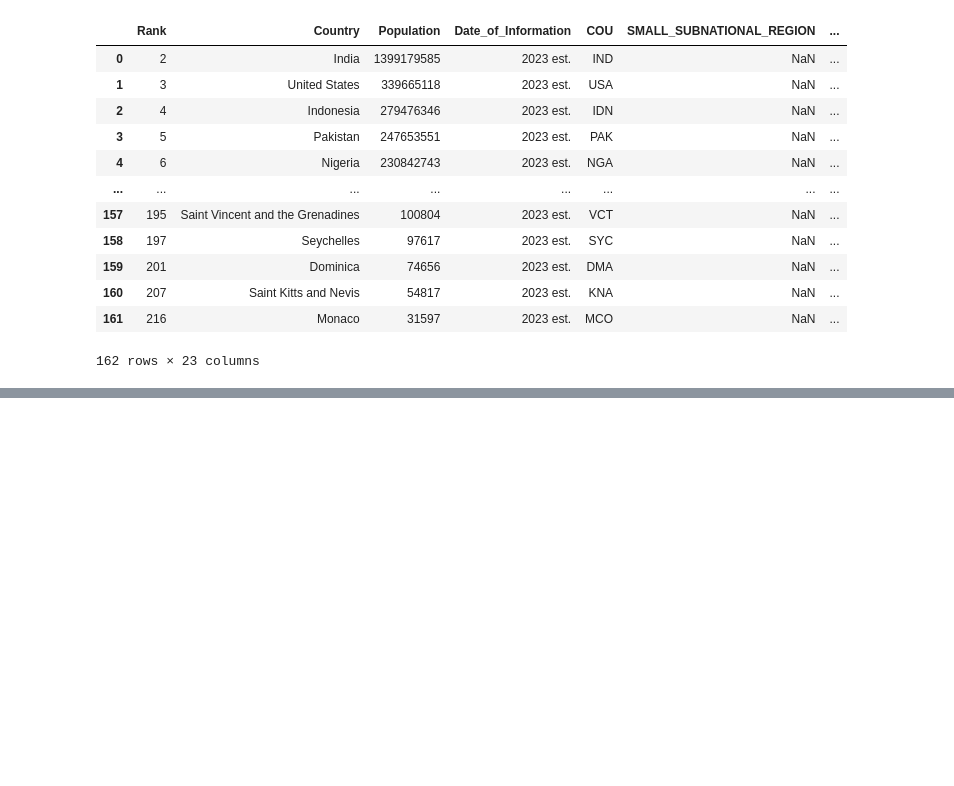
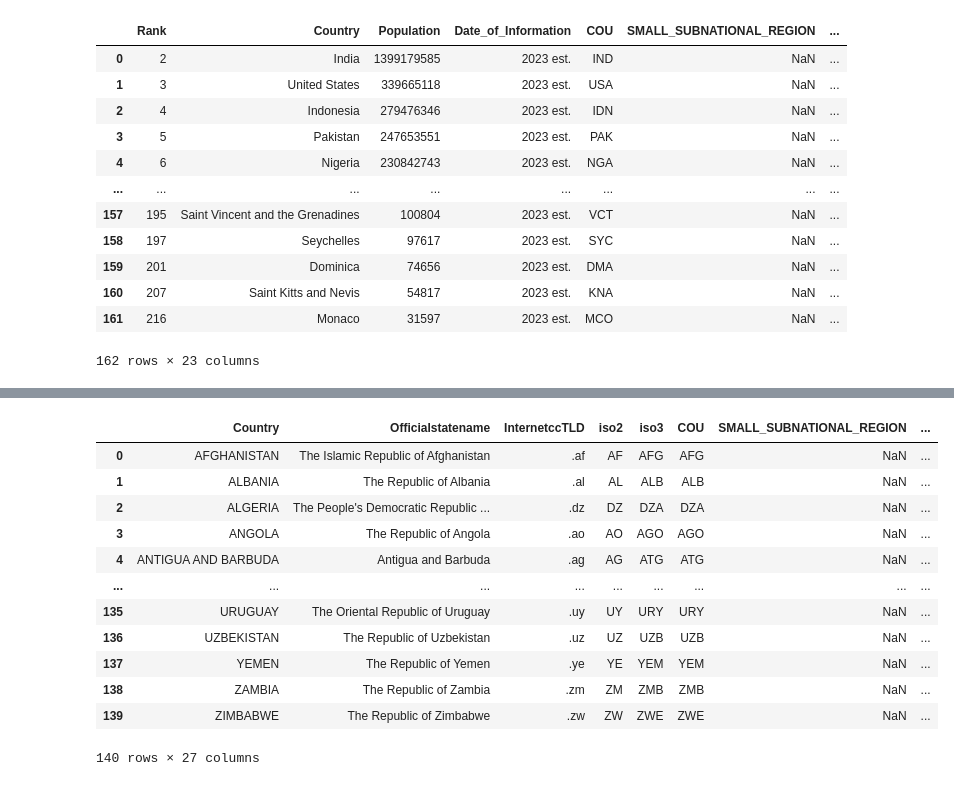
Before and after one commit to SpatialDataScience23-2/Evaluacion1, a Jupyter notebook: Evaluación1_20215893.ipynb, the cells around one changed output, grey strips where cells are left out. Cells and saved outputs as stored; diff of their text form; code cells hidden in the pictures; blank space fills up the shorter version.

```diff
--- a/Evaluación1_20215893.ipynb
+++ b/Evaluación1_20215893.ipynb
@@ -197,0 +492,3 @@ df2
+# %%
+# make changes
+df1.Country.replace(to_replace=changesDf1_1,inplace=True)
@@ -197,0 +534,2 @@ df2
+# %%
+df1.Country.replace(to_replace=changesPm25_2,inplace=True)
@@ -197,0 +571,3 @@ df2
+# %%
+df2=df1.merge(h2O, left_on='Country', right_on= 'Entity', how='inner')
+df2
@@ -197,0 +588,4 @@ df2
+# %%
+import os
+country_isos=pd.read_excel(os.path.join("data","country_isos.xlsx"))
+country_isos
@@ -197,0 +606,17 @@ df2
+# %%
+df2.Country=df2.Country.str.upper()
+country_isos.merge(df2, left_on='Country',right_on='Country')
+# %% [output]
+|  | Country | Officialstatename | InternetccTLD | iso2 | iso3 | COU | SMALL_SUBNATIONAL_REGION | ... |
+| 0 | AFGHANISTAN | The Islamic Republic of Afghanistan | .af | AF | AFG | AFG | NaN | ... |
+| 1 | ALBANIA | The Republic of Albania | .al | AL | ALB | ALB | NaN | ... |
+| 2 | ALGERIA | The People's Democratic Republic ... | .dz | DZ | DZA | DZA | NaN | ... |
+| 3 | ANGOLA | The Republic of Angola | .ao | AO | AGO | AGO | NaN | ... |
+| 4 | ANTIGUA AND BARBUDA | Antigua and Barbuda | .ag | AG | ATG | ATG | NaN | ... |
+| ... | ... | ... | ... | ... | ... | ... | ... | ... |
+| 135 | URUGUAY | The Oriental Republic of Uruguay | .uy | UY | URY | URY | NaN | ... |
+| 136 | UZBEKISTAN | The Republic of Uzbekistan | .uz | UZ | UZB | UZB | NaN | ... |
+| 137 | YEMEN | The Republic of Yemen | .ye | YE | YEM | YEM | NaN | ... |
+| 138 | ZAMBIA | The Republic of Zambia | .zm | ZM | ZMB | ZMB | NaN | ... |
+| 139 | ZIMBABWE | The Republic of Zimbabwe | .zw | ZW | ZWE | ZWE | NaN | ... |
+140 rows × 27 columns
```
Also changed, not shown: parts of 45 cells of this notebook, 1 other file.
